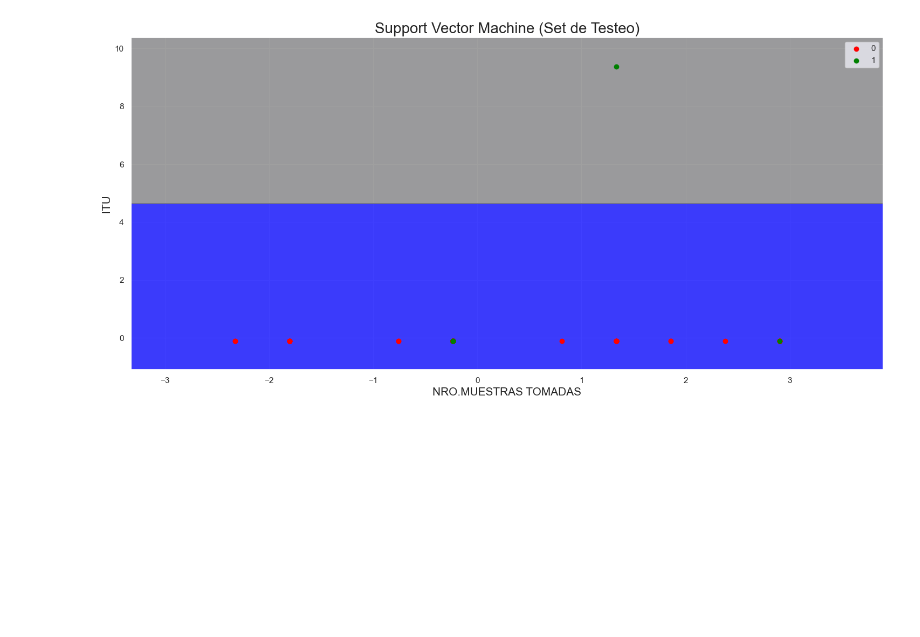
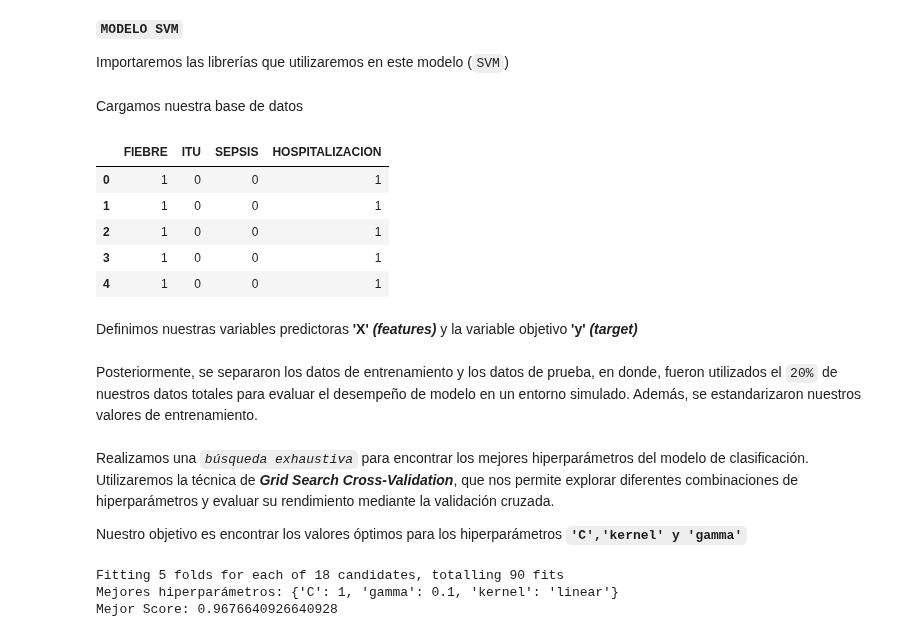
Before and after one commit to whipped-coffee/M06-Proyecto-Integrador-Machine-Learning, a Jupyter notebook: OriginalData/SVM.ipynb, the cells around one changed output. Cells and saved outputs as stored; diff of their text form; code cells hidden in the pictures; blank space fills up the shorter version.

```diff
--- a/OriginalData/SVM.ipynb
+++ b/OriginalData/SVM.ipynb
@@ -183,20 +1,4 @@ plt.show()
-# %%
-X1_Set, Y1_Set = X1_Test, Y1_Test
-X1, X2 = np.meshgrid(np.arange(start = X1_Set[:, 0].min() - 1, stop = X1_Set[:, 0].max() + 1, step = 0.01),
-                     np.arange(start = X1_Set[:, 1].min() - 1, stop = X1_Set[:, 1].max() + 1, step = 0.01))
-
-plt.figure(figsize=(18,8))
-plt.contourf(X1, X2, classifier1.predict(np.array([X1.ravel(), X2.ravel()]).T).reshape(X1.shape),
-             alpha = 0.75, cmap = ListedColormap(['blue', 'gray']))
-plt.xlim(X1.min(), X1.max())
-plt.ylim(X2.min(), X2.max())
-for i, j in enumerate(np.unique(Y1_Set)):
-    plt.scatter(X1_Set[Y1_Set == j, 0], X1_Set[Y1_Set == j, 1],
-                c = [ListedColormap(('red', 'green'))(i)], label = j)
-plt.title('Support Vector Machine (Set de Testeo)', fontsize=20)
-plt.xlabel('NRO.MUESTRAS TOMADAS', fontsize=15)
-plt.ylabel('ITU', fontsize=15)
-plt.legend()
-plt.show()
-# %% [output]
-[figure, removed]
+# %% [markdown]
+**`MODELO SVM`**
+
+Importaremos las librerías que utilizaremos en este modelo (`SVM`)
@@ -202,0 +16,14 @@ plt.show()
+# %% [markdown]
+Cargamos nuestra base de datos
+# %%
+data = pd.read_csv('../data/Hospitales_Normalizados.csv')
+data.head()
+# %% [output]
+|  | FIEBRE | ITU | SEPSIS | HOSPITALIZACION |
+| 0 | 1 | 0 | 0 | 1 |
+| 1 | 1 | 0 | 0 | 1 |
+| 2 | 1 | 0 | 0 | 1 |
+| 3 | 1 | 0 | 0 | 1 |
+| 4 | 1 | 0 | 0 | 1 |
+# %% [markdown]
+Definimos nuestras variables predictoras **'X' _(features)_** y la variable objetivo **'y' _(target)_**
@@ -202,0 +33,2 @@ plt.show()
+# %% [markdown]
+Posteriormente, se separaron los datos de entrenamiento y los datos de prueba, en donde, fueron utilizados el `20%` de nuestros datos totales para evaluar el desempeño de modelo en un entorno simulado. Además, se estandarizaron nuestros valores de entrenamiento.
@@ -202,0 +43,20 @@ plt.show()
+# %% [markdown]
+Realizamos una _`búsqueda exhaustiva`_ para encontrar los mejores hiperparámetros del modelo de clasificación. Utilizaremos la técnica de **_Grid Search Cross-Validation_**, que nos permite explorar diferentes combinaciones de hiperparámetros y evaluar su rendimiento mediante la validación cruzada.
+
+Nuestro objetivo es encontrar los valores óptimos para los hiperparámetros **`'C','kernel' y 'gamma'`**
+# %%
+classifier = SVC()
+rango_hiperparametros = {'C': [0.1, 1, 10],
+                         'kernel': ['linear', 'rbf'],
+                         'gamma': [0.1, 1, 10]}
+
+modelo =  GridSearchCV(classifier, param_grid = rango_hiperparametros,cv = 5, verbose = True)
+
+modelo.fit(X, Y)
+
+print("Mejores hiperparámetros: "+ str(modelo.best_params_))
+print("Mejor Score: "+str(modelo.best_score_)+'\n')
+# %% [output]
+Fitting 5 folds for each of 18 candidates, totalling 90 fits
+Mejores hiperparámetros: {'C': 1, 'gamma': 0.1, 'kernel': 'linear'}
+Mejor Score: 0.9676640926640928
```
Also changed, not shown: parts of 40 cells of this notebook, 1 other file.
